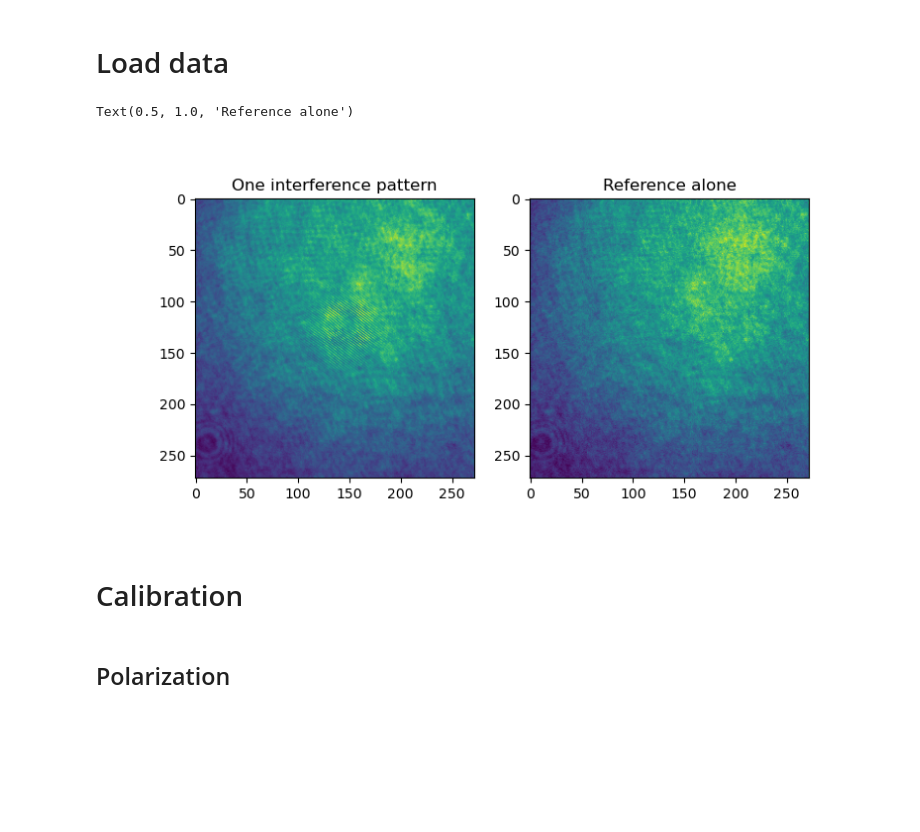
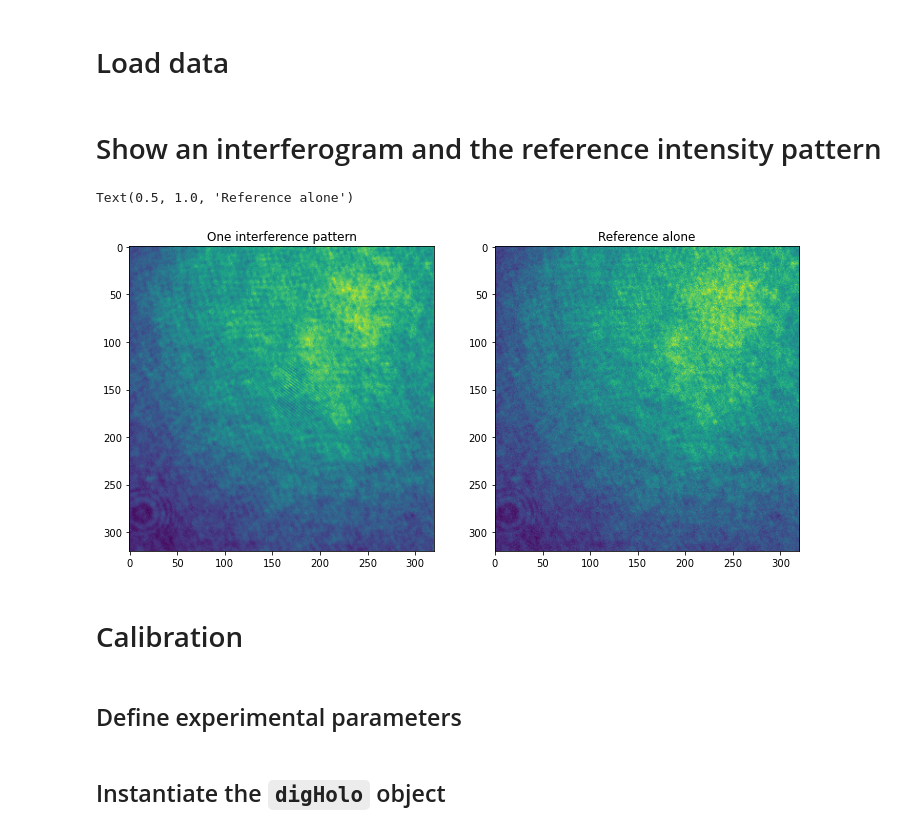
Before and after one commit to wavefrontshaping/pyDigHolo, a Jupyter notebook: examples/experimental_data.ipynb, the cells around one changed output. Saved outputs shown, nothing was run; the diff lists cells and outputs as text; code cells hidden in the pictures; blank space fills up the shorter version.

```diff
--- a/examples/experimental_data.ipynb
+++ b/examples/experimental_data.ipynb
@@ -8,9 +8,7 @@ from pyDigHolo import digHolo
 # %% [markdown]
 # Load data
 # %%
-dll_path = 'digHoloV2.dll'
-dll_path = os.path.abspath("../digHolo/libdigholo.so")
-# folder_path = r"F:\Sebastien\TM_exp\data\19-07-2022_17h09_2_9_4.50e-04"
+dll_path = 'digHolo.dll'
 folder_path = r"./"
 
 ## POLA 1
@@ -18,29 +16,26 @@ file_name = r"experimental_frames.npz"
 file_path = os.path.sep.join((folder_path, file_name))
 data = np.load(file_path)
 frames = data['frames']
-ref = data['reference']
+ref = data['ref']
-# %%
-from scipy.ndimage import zoom
-zoom_value = .85
-frames = np.array([zoom(f,zoom_value) for f in frames])
-ref = zoom(ref,zoom_value)
+# %% [markdown]
+# Show an interferogram and the reference intensity pattern
 # %%
-ind = 45
+ind = 5
 
-plt.figure(figsize=(8,4))
+plt.figure(figsize=(12,6))
 plt.subplot(121)
 plt.imshow(frames[ind])
 plt.title('One interference pattern')
 plt.subplot(122)
 plt.imshow(ref)
 plt.title('Reference alone')
 # %% [output]
 Text(0.5, 1.0, 'Reference alone')
-[figure, old version]
+[figure, new version]
 # %% [markdown]
 # Calibration
-# %% [markdown]
-## Polarization
+# %% [markdown]
+## Define experimental parameters
 # %%
 frameCount = batchCount = frames.shape[0]
 pixelSize = 5.86e-6
@@ -52,3 +46,5 @@ winFFTRadius = 0.17
 resolutionMode = 0
 maxMG = 1
 polCount = 1
+# %% [markdown]
+## Instantiate the `digHolo` object
```
Also changed, not shown: parts of 88 cells of this notebook.
